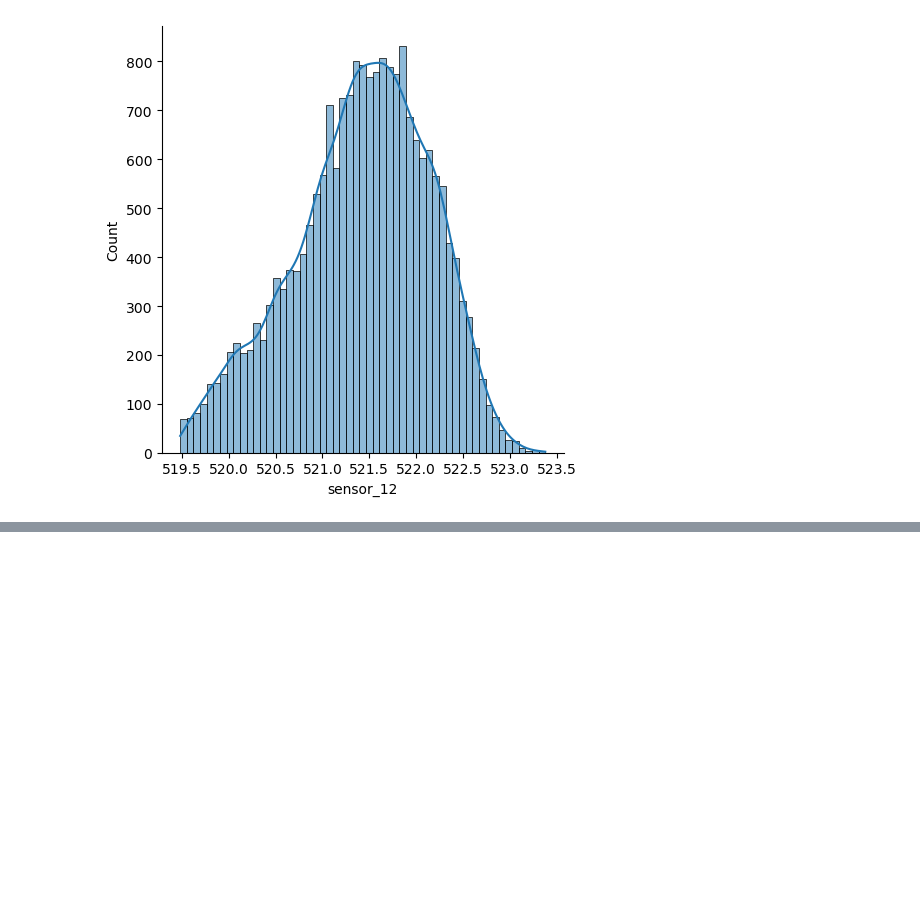
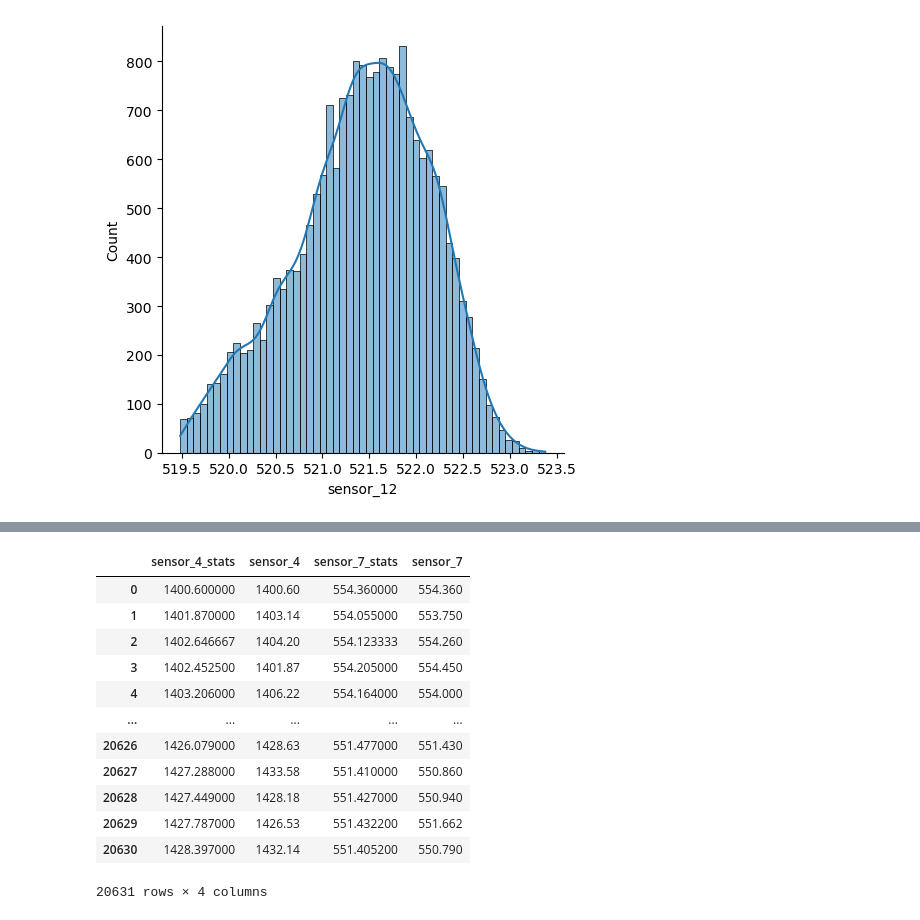
Before and after one commit to Mamoon018/TimeseriesProject, a Jupyter notebook: Notebook/EDA.ipynb, the cells around one changed output, grey strips where cells are left out. Saved outputs shown, nothing was run; the diff lists cells and outputs as text; code cells hidden in the pictures; blank space fills up the shorter version.

```diff
--- a/Notebook/EDA.ipynb
+++ b/Notebook/EDA.ipynb
@@ -642,0 +660,7 @@ sns.displot(train_df_clean3['sensor_12'], kde = True)
+# %%
+columns_for_rollingstats = set()
+for col in df_corr:
+    for row in df_corr.index:
+        if abs(df_corr.loc[col,row] > 0.70):
+            columns_for_rollingstats.add((row))
+columns_for_rollingstats
@@ -642,0 +675,21 @@ sns.displot(train_df_clean3['sensor_12'], kde = True)
+# %%
+columns_rollstats = ['sensor_11',
+ 'sensor_12',
+ 'sensor_2',
+ 'sensor_4',
+ 'sensor_7',
+ 'sensor_8',
+ 'sensor_9']
+#train_df_clean3['sensor_11_rollingstat'] = train_df_clean3.groupby('unit_number')['senor_11'].transform(lambda x: x.rolling(window=10,min_period = 1).mean())
+# %%
+# Lets create a function that can take list of columns can return rolling stats for all of them
+
+def rolling_stats_function(df,input_columns):
+    df_copy4 = df.copy()
+
+    for col in input_columns:
+        df_copy4[f"{col}_stats"] = df_copy4.groupby('unit_number')[col].transform(lambda x: x.rolling(window=10, min_periods=1).mean())
+
+    return df_copy4
+# %%
+train_df_clean4 = rolling_stats_function(train_df_clean3, columns_rollstats)
@@ -642,0 +707,16 @@ sns.displot(train_df_clean3['sensor_12'], kde = True)
+# %%
+train_df_clean4[['sensor_4_stats', 'sensor_4' , 'sensor_7_stats', 'sensor_7']]
+# %% [output]
+|  | sensor_4_stats | sensor_4 | sensor_7_stats | sensor_7 |
+| 0 | 1400.600000 | 1400.60 | 554.360000 | 554.360 |
+| 1 | 1401.870000 | 1403.14 | 554.055000 | 553.750 |
+| 2 | 1402.646667 | 1404.20 | 554.123333 | 554.260 |
+| 3 | 1402.452500 | 1401.87 | 554.205000 | 554.450 |
+| 4 | 1403.206000 | 1406.22 | 554.164000 | 554.000 |
+| ... | ... | ... | ... | ... |
+| 20626 | 1426.079000 | 1428.63 | 551.477000 | 551.430 |
+| 20627 | 1427.288000 | 1433.58 | 551.410000 | 550.860 |
+| 20628 | 1427.449000 | 1428.18 | 551.427000 | 550.940 |
+| 20629 | 1427.787000 | 1426.53 | 551.432200 | 551.662 |
+| 20630 | 1428.397000 | 1432.14 | 551.405200 | 550.790 |
+20631 rows × 4 columns
```
Also changed, not shown: parts of 33 cells of this notebook.
